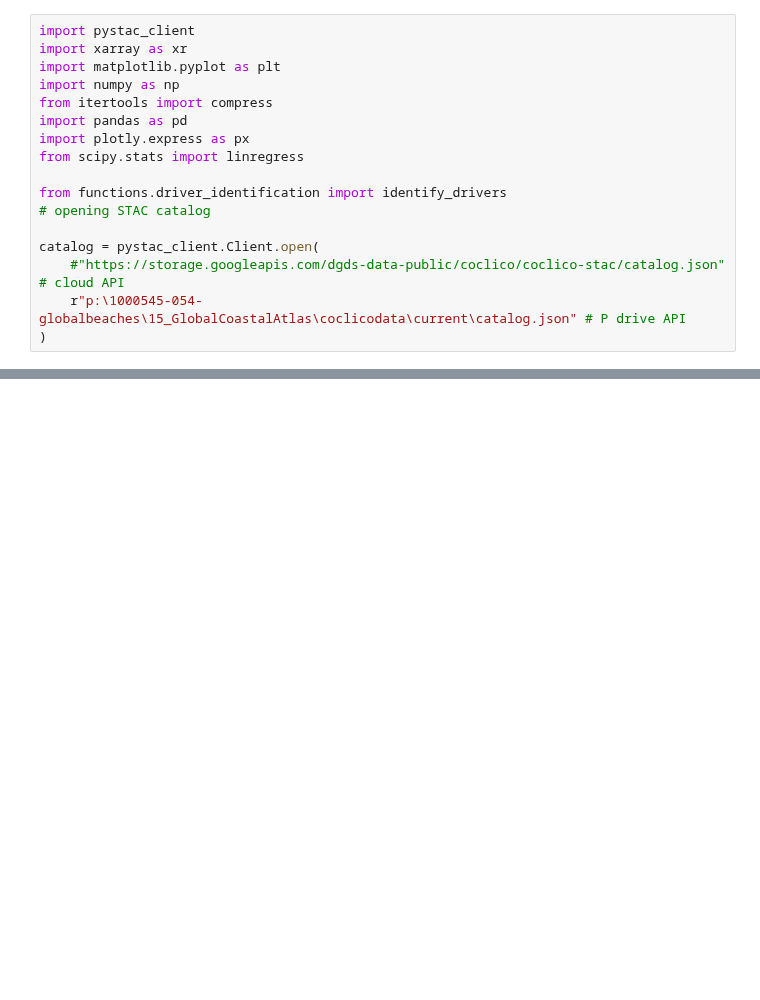
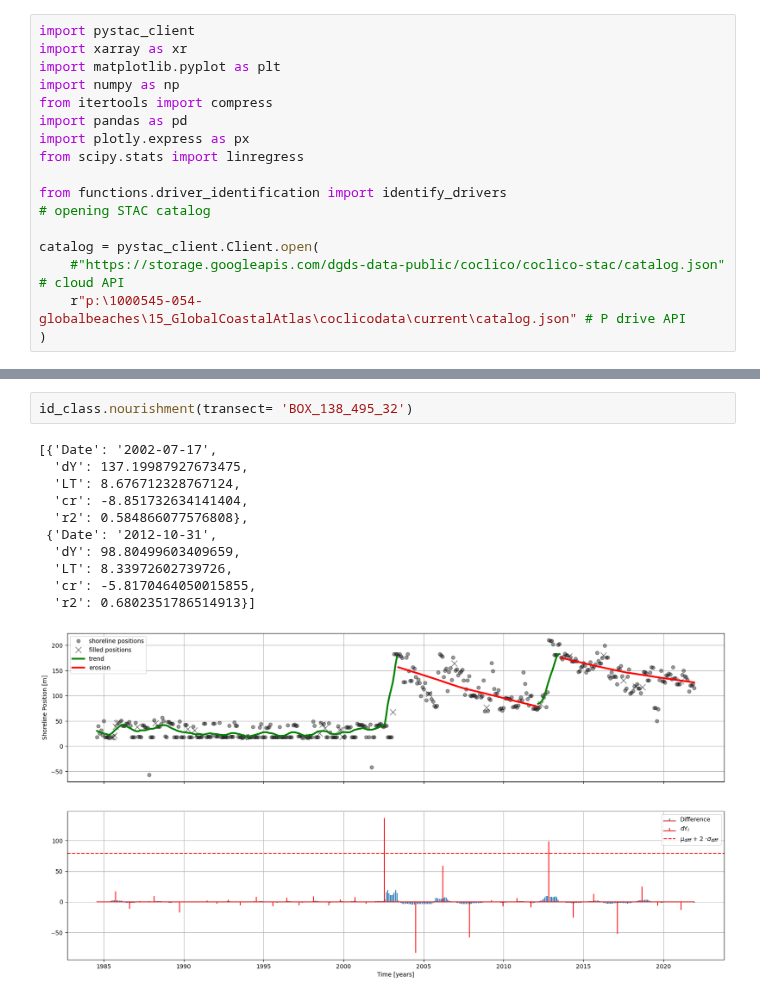
Before and after one commit to openearth/global-coastal-atlas, a Jupyter notebook: workbench/03_driveridentification.ipynb, the cells around one changed output, grey strips where cells are left out. Drawn from its saved outputs; the diff is of its cells as text; blank space fills up the shorter version.

```diff
--- a/workbench/03_driveridentification.ipynb
+++ b/workbench/03_driveridentification.ipynb
@@ -51,0 +65,14 @@ id_class.seasonality()
+# %%
+id_class.nourishment(transect= 'BOX_138_495_32')
+# %% [output]
+[{'Date': '2002-07-17',
+  'dY': 137.19987927673475,
+  'LT': 8.676712328767124,
+  'cr': -8.851732634141404,
+  'r2': 0.584866077576808},
+ {'Date': '2012-10-31',
+  'dY': 98.80499603409659,
+  'LT': 8.33972602739726,
+  'cr': -5.8170464050015855,
+  'r2': 0.6802351786514913}]
+[figure, added]
```
Also changed, not shown: parts of 6 cells of this notebook, 2 other files.
